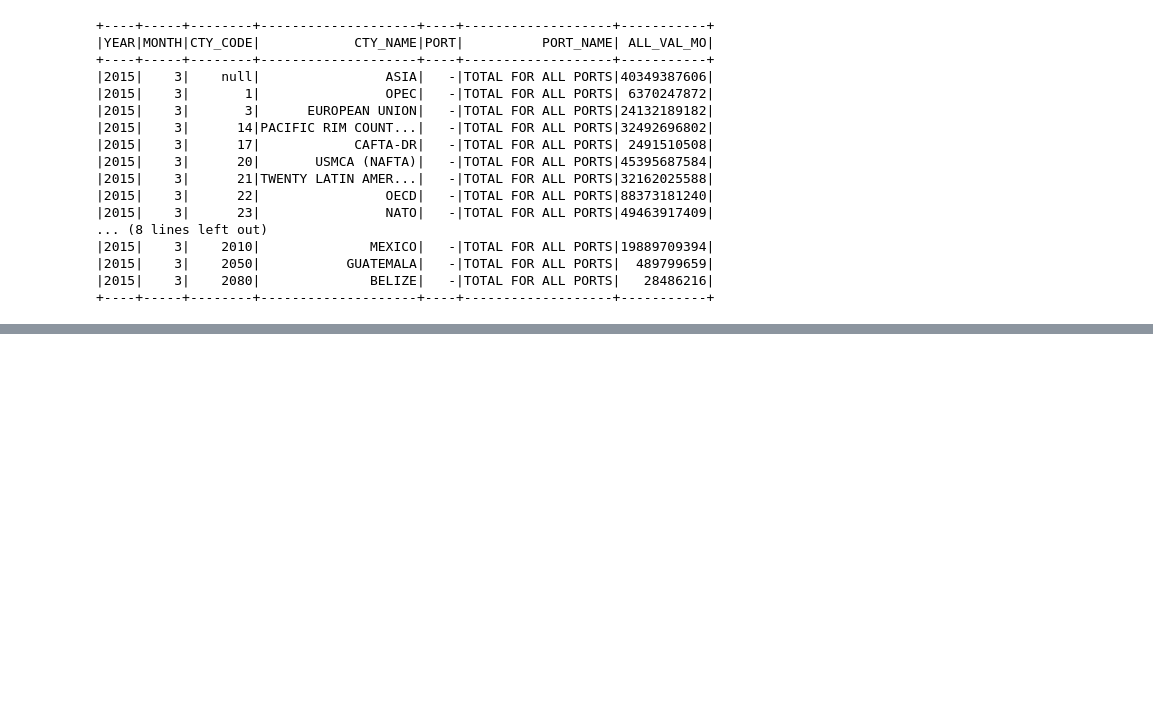
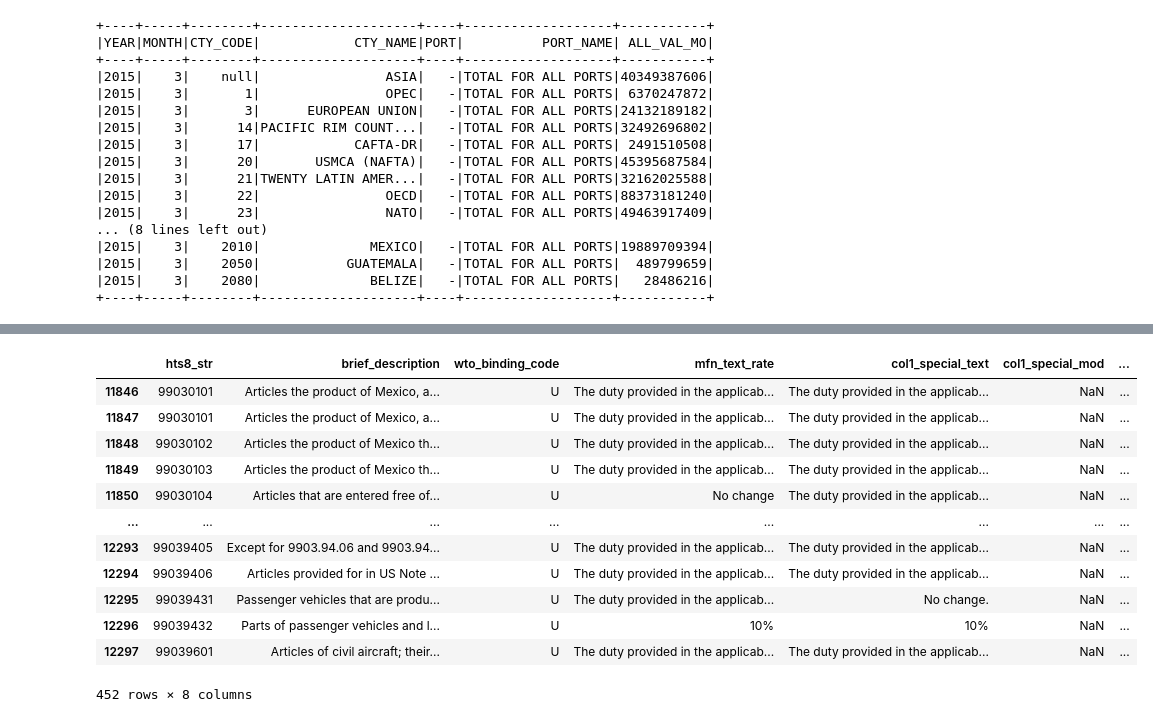
Before and after one commit to siwa-p/Trends-in-International-Trades, a Jupyter notebook: notebooks/eda.ipynb, the cells around one changed output, grey strips where cells are left out. Cells and saved outputs as stored; diff of their text form; code cells hidden in the pictures; blank space fills up the shorter version.

```diff
--- a/notebooks/eda.ipynb
+++ b/notebooks/eda.ipynb
@@ -99,0 +253,32 @@ spark.sql("""select * from nessie.total_export_value_by_port limit 20""").show()
+# %%
+tarriff_temporary = tarrif_data[tarrif_data['hts8_str'].str.startswith('9903')]
+# %%
+tarriff_temporary[[
+    'hts8_str',
+    'brief_description',
+    # 'quantity_1_code',
+    # 'quantity_2_code',
+    'wto_binding_code',
+    'mfn_text_rate',
+    # 'mfn_rate_type_code',
+    # 'mfn_ave',
+    # 'mfn_ad_val_rate',
+    # 'mfn_specific_rate',
+    # 'mfn_other_rate',
+    'col1_special_text',
+    'col1_special_mod','begin_effect_date','end_effective_date'
+]]
+# %% [output]
+|  | hts8_str | brief_description | wto_binding_code | mfn_text_rate | col1_special_text | col1_special_mod | ... |
+| 11846 | 99030101 | Articles the product of Mexico, a... | U | The duty provided in the applicab... | The duty provided in the applicab... | NaN | ... |
+| 11847 | 99030101 | Articles the product of Mexico, a... | U | The duty provided in the applicab... | The duty provided in the applicab... | NaN | ... |
+| 11848 | 99030102 | Articles the product of Mexico th... | U | The duty provided in the applicab... | The duty provided in the applicab... | NaN | ... |
+| 11849 | 99030103 | Articles the product of Mexico th... | U | The duty provided in the applicab... | The duty provided in the applicab... | NaN | ... |
+| 11850 | 99030104 | Articles that are entered free of... | U | No change | The duty provided in the applicab... | NaN | ... |
+| ... | ... | ... | ... | ... | ... | ... | ... |
+| 12293 | 99039405 | Except for 9903.94.06 and 9903.94... | U | The duty provided in the applicab... | The duty provided in the applicab... | NaN | ... |
+| 12294 | 99039406 | Articles provided for in US Note ... | U | The duty provided in the applicab... | The duty provided in the applicab... | NaN | ... |
+| 12295 | 99039431 | Passenger vehicles that are produ... | U | The duty provided in the applicab... | No change. | NaN | ... |
+| 12296 | 99039432 | Parts of passenger vehicles and l... | U | 10% | 10% | NaN | ... |
+| 12297 | 99039601 | Articles of civil aircraft; their... | U | The duty provided in the applicab... | The duty provided in the applicab... | NaN | ... |
+452 rows × 8 columns
```
Also changed, not shown: parts of 73 cells of this notebook, 4 other files.
